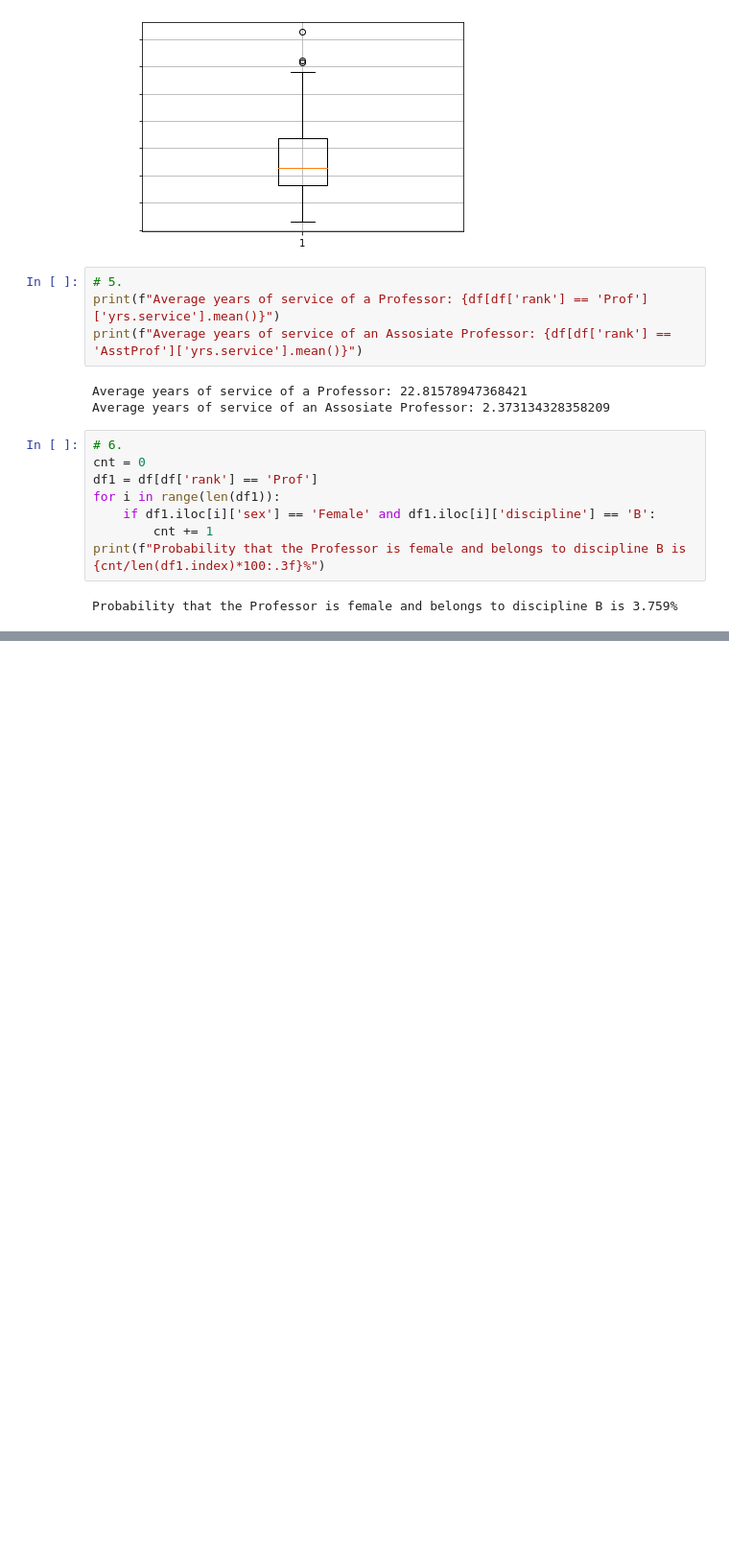
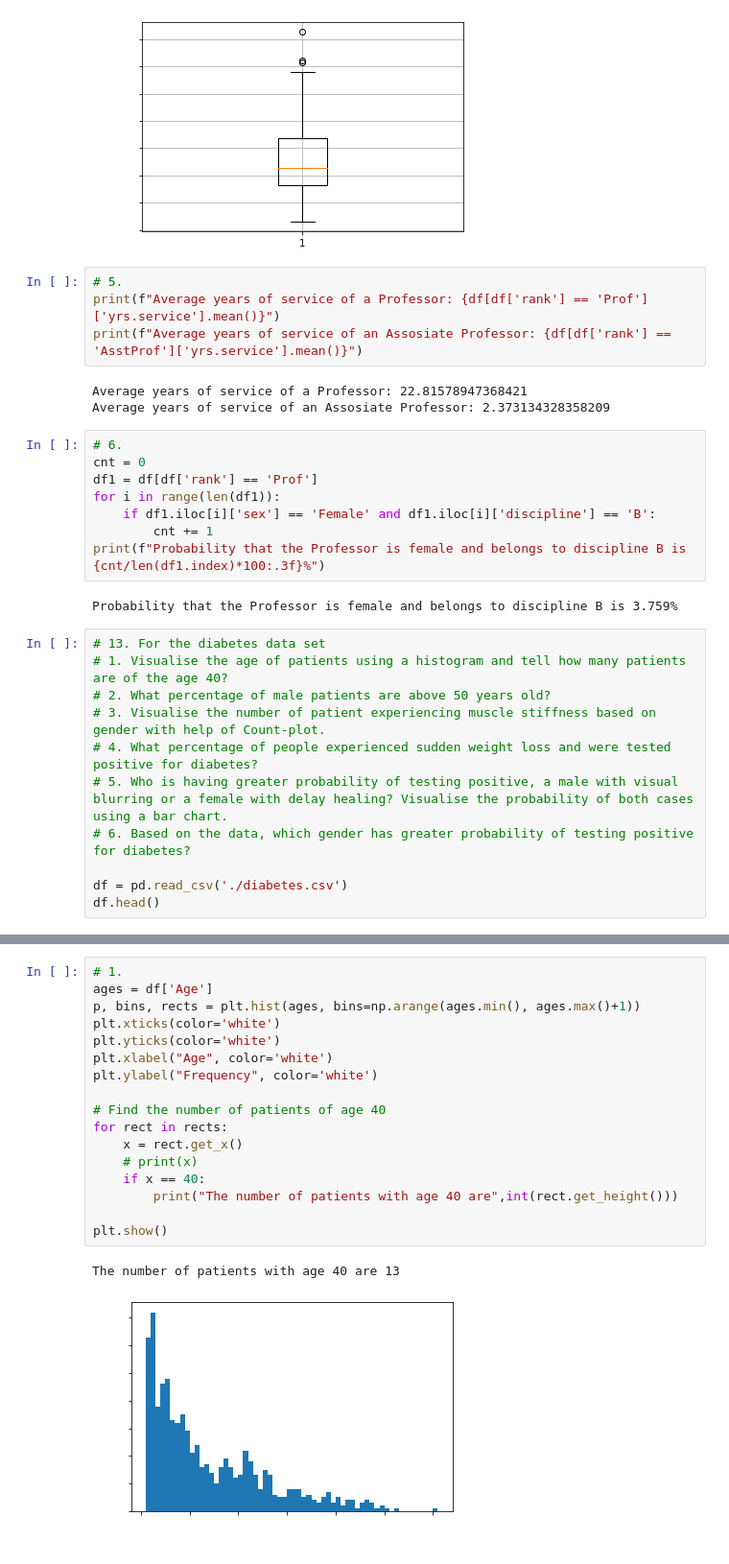
Before and after one commit to jvmolu/Statistical-Analysis-of-Various-Data, a Jupyter notebook: a.ipynb, the cells around one changed output, grey strips where cells are left out. Shown: that part at 96% size. Cells and saved outputs as stored; diff of their text form; blank space fills up the shorter version.

```diff
--- a/a.ipynb
+++ b/a.ipynb
@@ -258,3 +258,14 @@ for i in range(len(df1)):
 print(f"Probability that the Professor is female and belongs to discipline B is {cnt/len(df1.index)*100:.3f}%")
 # %% [output]
 Probability that the Professor is female and belongs to discipline B is 3.759%
+# %%
+# 13. For the diabetes data set
+# 1. Visualise the age of patients using a histogram and tell how many patients are of the age 40?
+# 2. What percentage of male patients are above 50 years old?
+# 3. Visualise the number of patient experiencing muscle stiffness based on gender with help of Count-plot.
+# 4. What percentage of people experienced sudden weight loss and were tested positive for diabetes?
+# 5. Who is having greater probability of testing positive, a male with visual blurring or a female with delay healing? Visualise the probability of both cases using a bar chart.
+# 6. Based on the data, which gender has greater probability of testing positive for diabetes?
+
+df = pd.read_csv('./diabetes.csv')
+df.head()
@@ -260,0 +279,20 @@ Probability that the Professor is female and belongs to discipline B is 3.759%
+# %%
+# 1.
+ages = df['Age']
+p, bins, rects = plt.hist(ages, bins=np.arange(ages.min(), ages.max()+1))
+plt.xticks(color='white')
+plt.yticks(color='white')
+plt.xlabel("Age", color='white')
+plt.ylabel("Frequency", color='white')
+
+# Find the number of patients of age 40
+for rect in rects:
+    x = rect.get_x()
+    # print(x)
+    if x == 40:
+        print("The number of patients with age 40 are",int(rect.get_height()))
+
+plt.show()
+# %% [output]
+The number of patients with age 40 are 13
+[figure, added]
```
Also changed, not shown: parts of 13 cells of this notebook, 4 other files.
